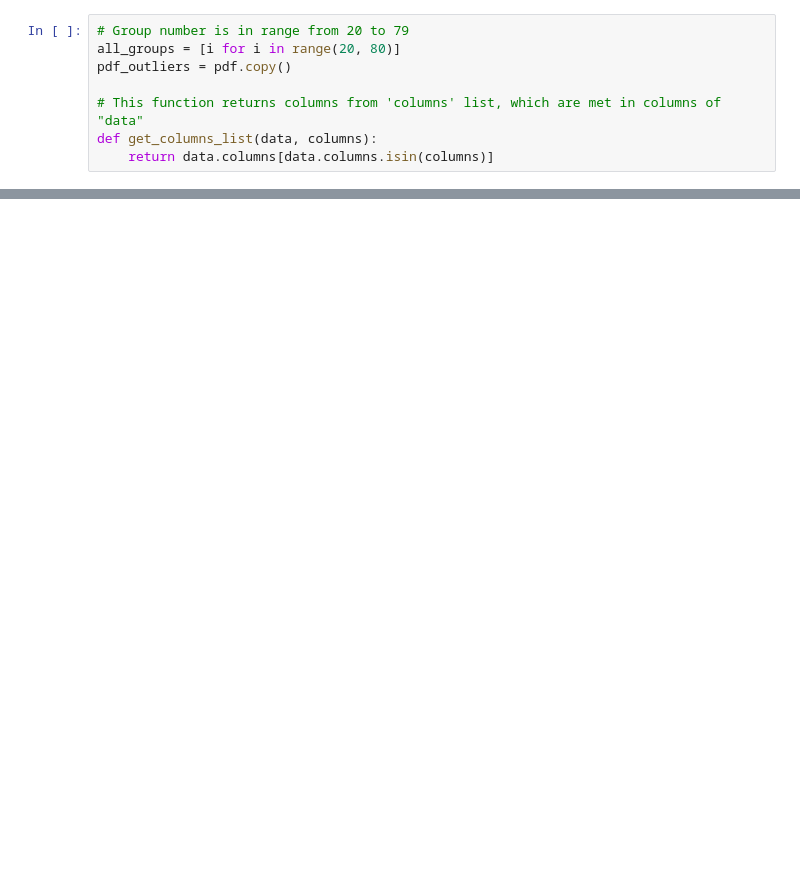
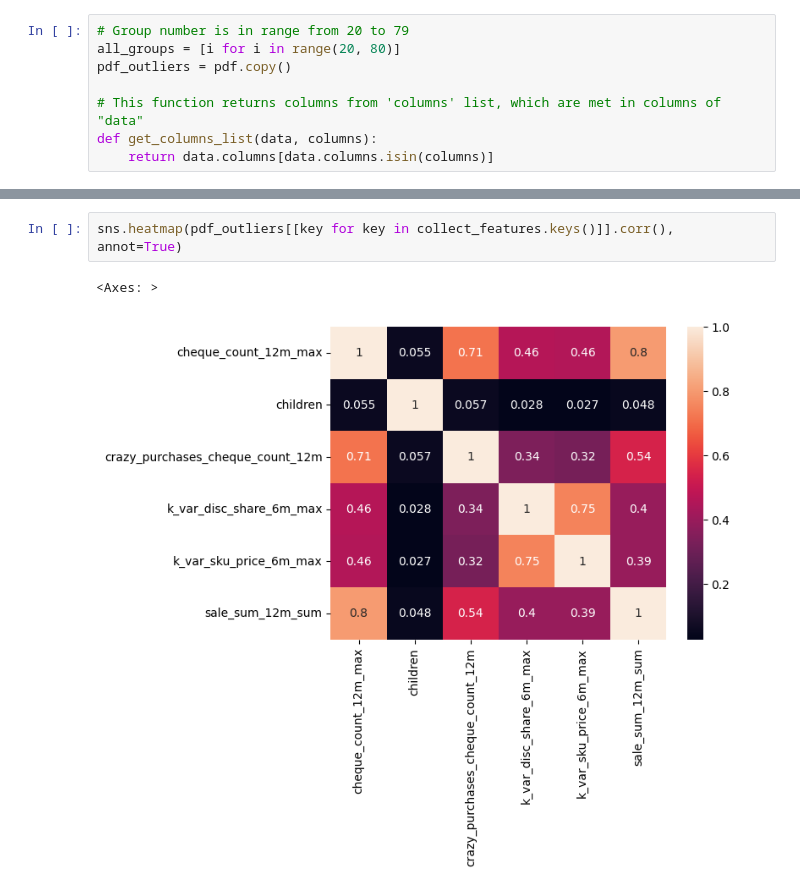
Before and after one commit to Bhupendra-glitch/Experimentation-Uplift-Modeling, a Jupyter notebook: Experimentation_Uplift_Modeling.ipynb, the cells around one changed output, grey strips where cells are left out. Cells and saved outputs as stored; diff of their text form; blank space fills up the shorter version.

```diff
--- a/Experimentation_Uplift_Modeling.ipynb
+++ b/Experimentation_Uplift_Modeling.ipynb
@@ -124,0 +213,5 @@ def get_columns_list(data, columns):
+# %%
+sns.heatmap(pdf_outliers[[key for key in collect_features.keys()]].corr(), annot=True)
+# %% [output]
+<Axes: >
+[figure, added]
```
Also changed, not shown: parts of 7 cells of this notebook.
